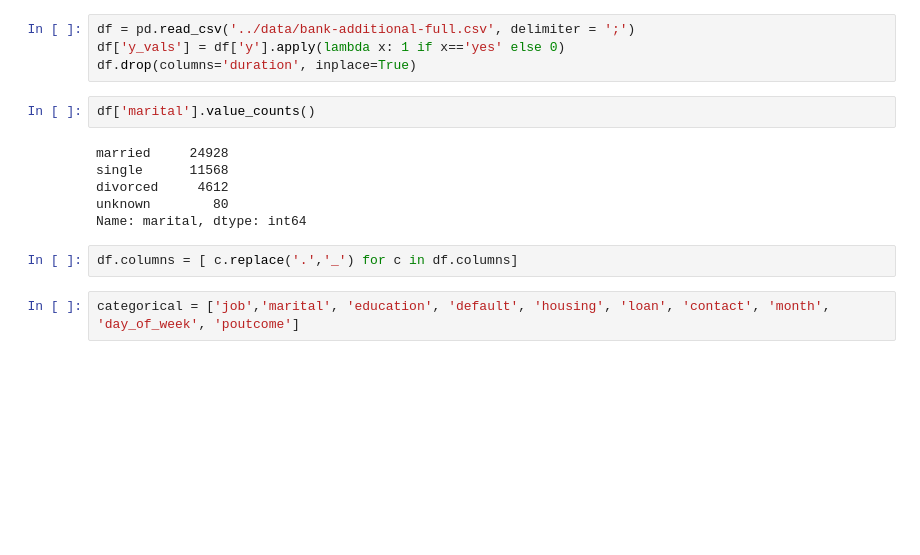
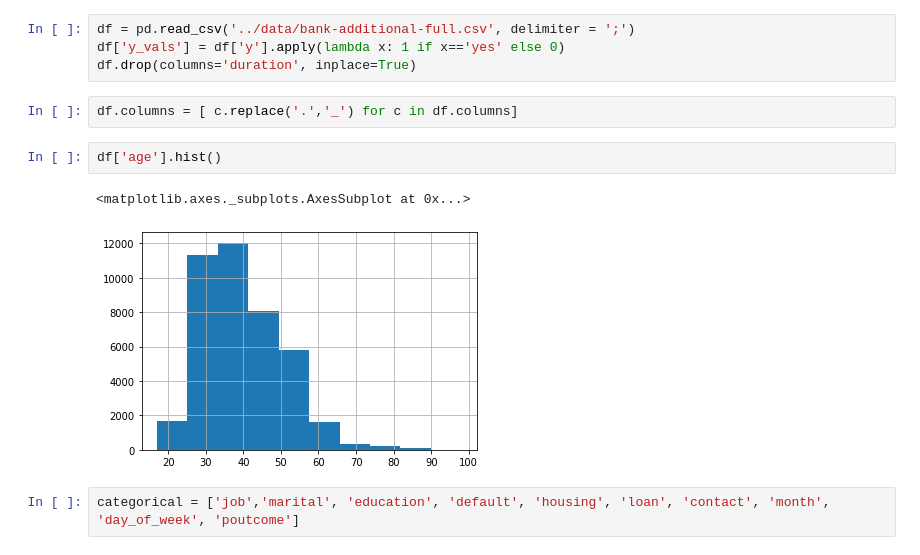
Before and after one commit to royhzq/bank-marketing, a Jupyter notebook: bankmarketing/notebooks/Models.ipynb, the cells around one changed output. Cells and saved outputs as stored; diff of their text form; blank space fills up the shorter version.

```diff
--- a/bankmarketing/notebooks/Models.ipynb
+++ b/bankmarketing/notebooks/Models.ipynb
@@ -32,16 +32,13 @@ def cv_evaluator(model, x, y, folds):
 df = pd.read_csv('../data/bank-additional-full.csv', delimiter = ';')
 df['y_vals'] = df['y'].apply(lambda x: 1 if x=='yes' else 0)
 df.drop(columns='duration', inplace=True)
-# %%
-df['marital'].value_counts()
-# %% [output]
-married     24928
-single      11568
-divorced     4612
-unknown        80
-Name: marital, dtype: int64
 # %%
 df.columns = [ c.replace('.','_') for c in df.columns]
+# %%
+df['age'].hist()
+# %% [output]
+<matplotlib.axes._subplots.AxesSubplot at 0x...>
+[figure, added]
 # %%
 categorical = ['job','marital', 'education', 'default', 'housing', 'loan', 'contact', 'month', 'day_of_week', 'poutcome']
 # %%
```
Also changed, not shown: parts of 1 cell of this notebook, 2 other files.
